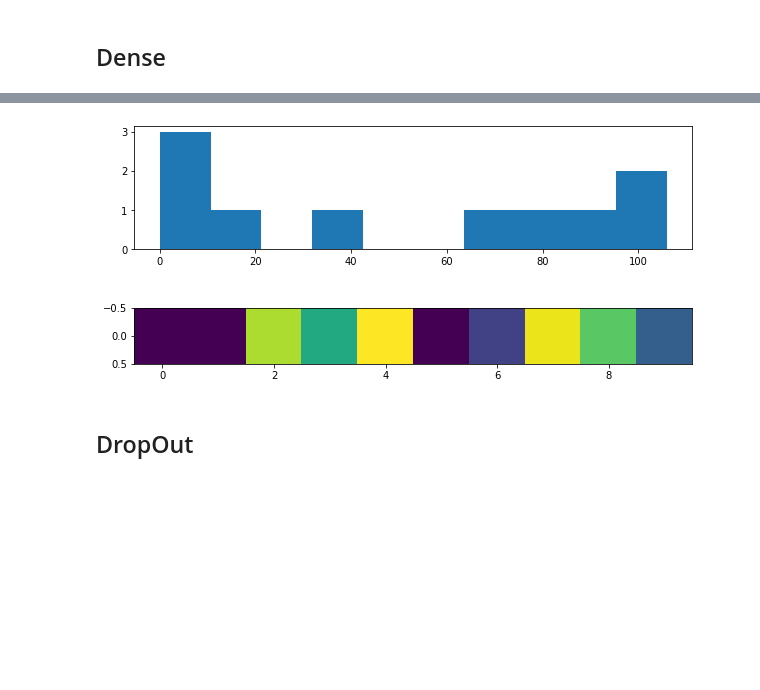
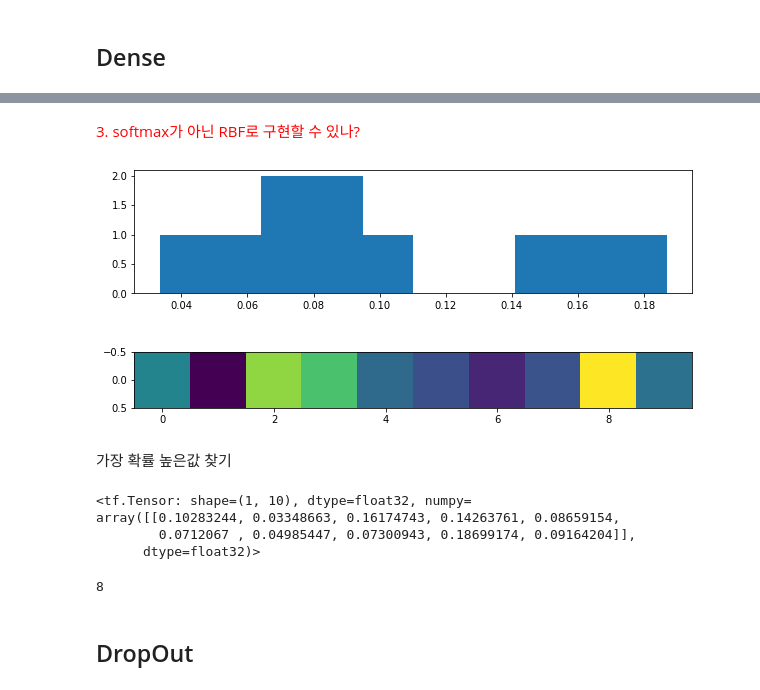
Before and after one commit to engineerjkk/DeepLearning_from_Scratch, a Jupyter notebook: Final_LeNet.ipynb, the cells around one changed output, grey strips where cells are left out. Saved outputs shown, nothing was run; the diff lists cells and outputs as text; code cells hidden in the pictures; blank space fills up the shorter version.

```diff
--- a/Final_LeNet.ipynb
+++ b/Final_LeNet.ipynb
@@ -225,2 +226,3 @@ plt.show()
 # %%
-tf.keras.layers.MaxPool2D(pool_size=(2, 2), strides=(2, 2), padding='SAME')
+layer = tf.keras.layers.AveragePooling2D(pool_size=(2, 2), strides=(2, 2), padding='VALID')
+output = layer(output)
@@ -299,3 +276,3 @@ tf.keras.layers.Dense(32, activation='relu')
 # %%
-layer = tf.keras.layers.Dense(32, activation='relu')
+layer = tf.keras.layers.Dense(120, activation='tanh')
 output = layer(output)
@@ -301,0 +288,3 @@ output = layer(output)
+# %%
+layer = tf.keras.layers.Dense(84, activation='tanh')
+output = layer(output)
@@ -302,15 +300,31 @@ output = layer(output)
 # %%
-layer = tf.keras.layers.Dense(10, activation='relu')
+layer = tf.keras.layers.Dense(10, activation='softmax')
 output = layer(output)
+# %% [markdown]
+<font color='red'>3. softmax가 아닌 RBF로 구현할 수 있나?</font>
 # %%
 plt.figure(figsize=(10, 5))
 plt.subplot(211)
 plt.hist(output.numpy().ravel())
 plt.subplot(212)
-plt.imshow(output[:,:100])
+plt.imshow(output[:,:10])
 plt.show()
 # %% [output]
-[figure, old version]
+[figure, new version]
+# %% [markdown]
+가장 확률 높은값 찾기
+# %%
+output
+# %% [output]
+<tf.Tensor: shape=(1, 10), dtype=float32, numpy=
+array([[0.10283244, 0.03348663, 0.16174743, 0.14263761, 0.08659154,
+        0.0712067 , 0.04985447, 0.07300943, 0.18699174, 0.09164204]],
+      dtype=float32)>
+# %%
+result=np.argmax(output)
+result
+# %% [output]
+8
 # %% [markdown]
 ## DropOut
 # %% [markdown]
```
Also changed, not shown: parts of 64 cells of this notebook.
